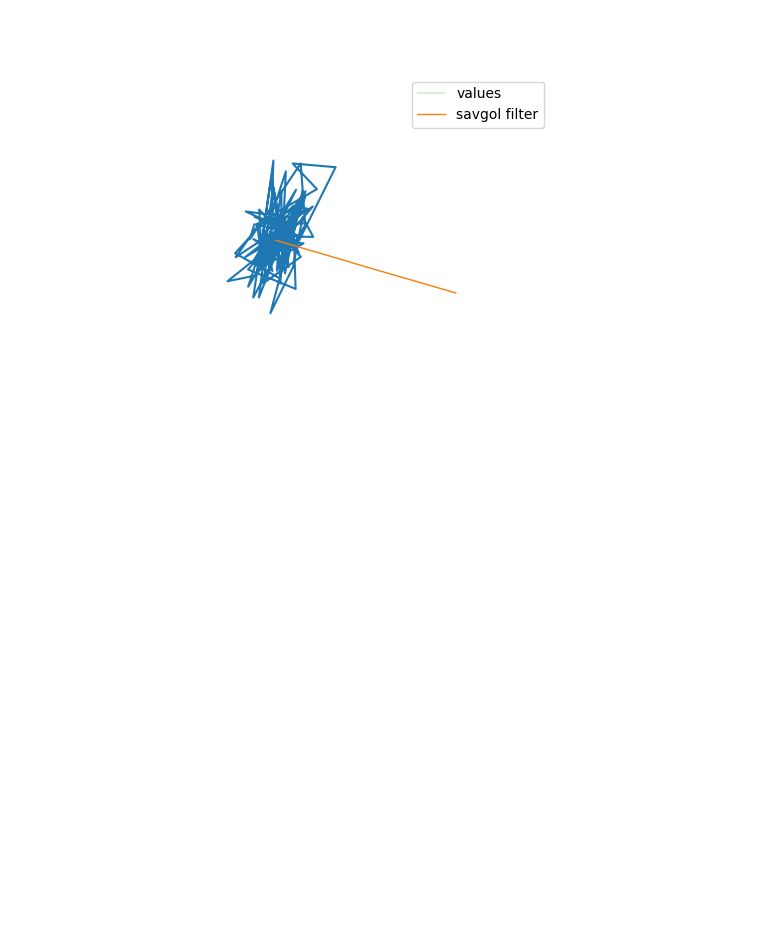
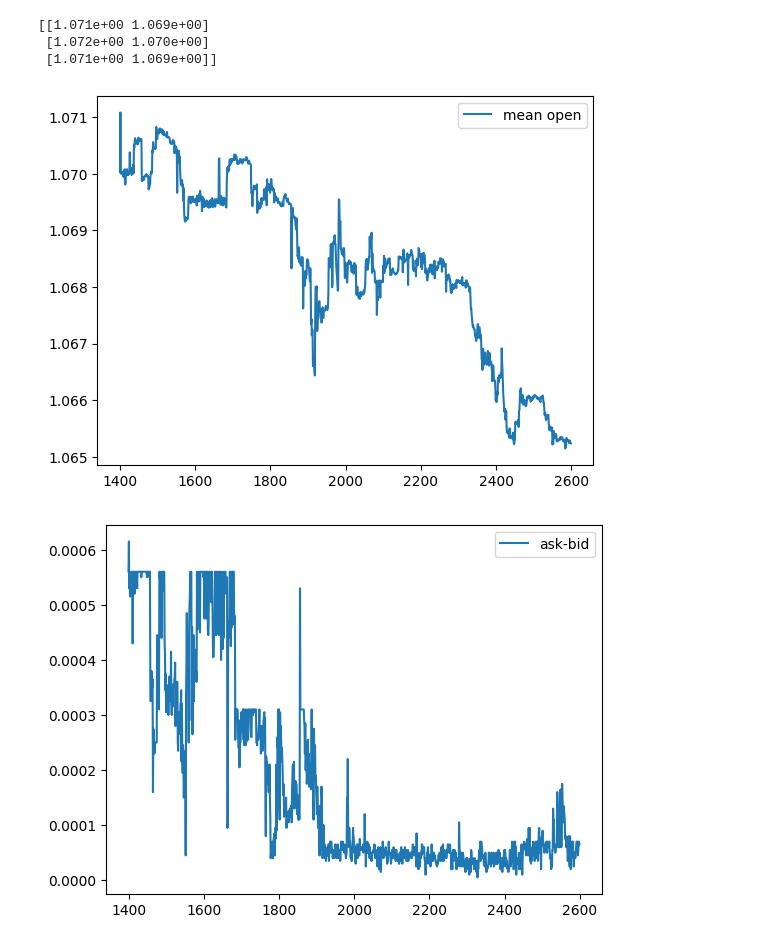
Before and after one commit to stefanzarembinski/szx81, a Jupyter notebook: src/methodes.ipynb, the cells around one changed output. Saved outputs shown, nothing was run; the diff lists cells and outputs as text; code cells hidden in the pictures; blank space fills up the shorter version.

```diff
--- a/src/methodes.ipynb
+++ b/src/methodes.ipynb
@@ -46,20 +28,29 @@ Subtracting moving avarage: True
 # %%
-shift = 0
+shift = 1400
 length = 1200
 limits = (0 + shift, length + shift)
 
-value = td.VALUE[limits[0]: limits[1]]
+value_open = td.VALUE[limits[0]: limits[1]]
 cndl_count = np.arange(*limits, dtype='float64')
+ask = np.array([v[0] for v in value_open])
+bid = np.array([v[1] for v in value_open])
+
+fig = plt.figure(num='ask + bid / 2')
+plt.plot(cndl_count, (ask + bid) / 2, label='mean open')
+plt.legend()
+plt.show()
+
+fig = plt.figure(num='ask - bid')
+plt.plot(cndl_count, (ask - bid) / 2, label='ask-bid')
+plt.legend()
+plt.show()
 
 savgol_filter = co.Savgol_filter(window=50, order=3)
-filtered_savgol = savgol_filter.filter(value)
 
 np.set_printoptions(formatter={'float_kind':"{:-.3e}".format})
+# %% [output]
+[[1.071e+00 1.069e+00]
+ [1.072e+00 1.070e+00]
+ [1.071e+00 1.069e+00]]
+[figure, added]
+[figure, added]
-# %%
-plt.plot(cndl_count, value, label='values', color='green', linewidth=0.2)
-plt.plot(cndl_count, filtered_savgol, label='savgol filter', linewidth=1)
-
-plt.legend()
-plt.show()
-# %% [output]
-[figure, removed]
```
Also changed, not shown: parts of 14 cells of this notebook, 4 other files.
